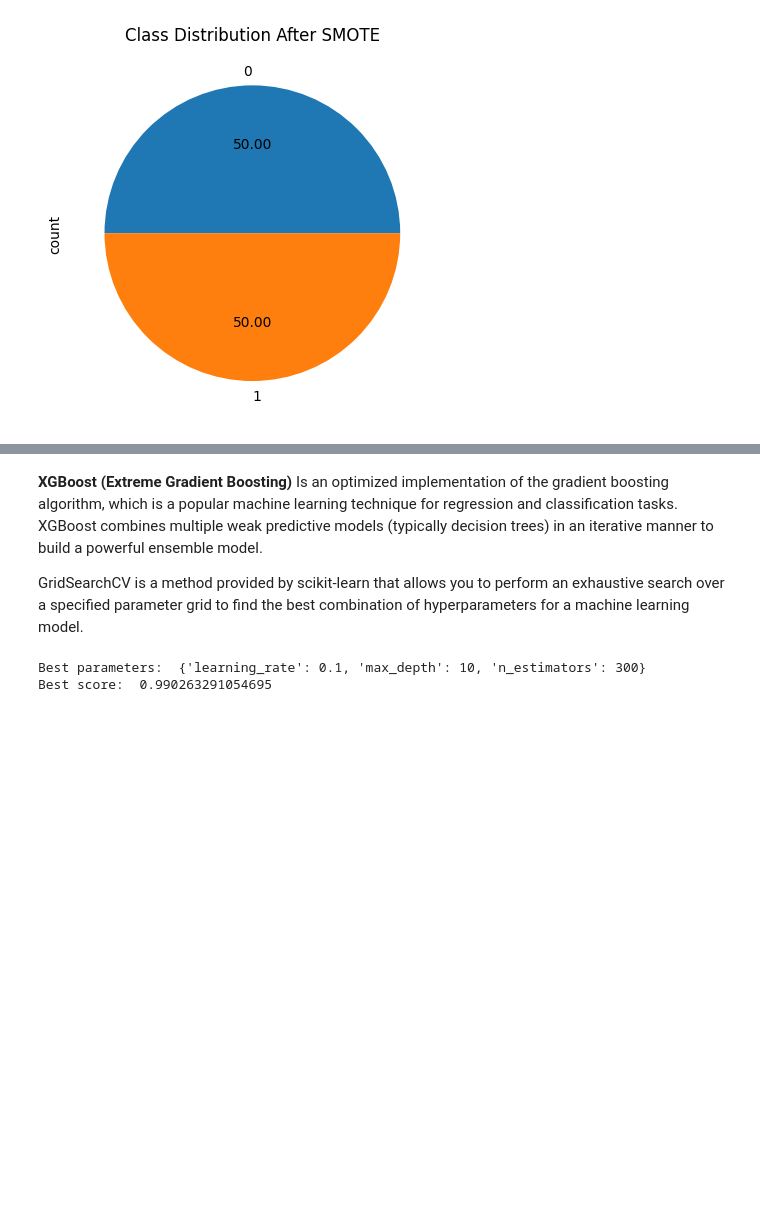
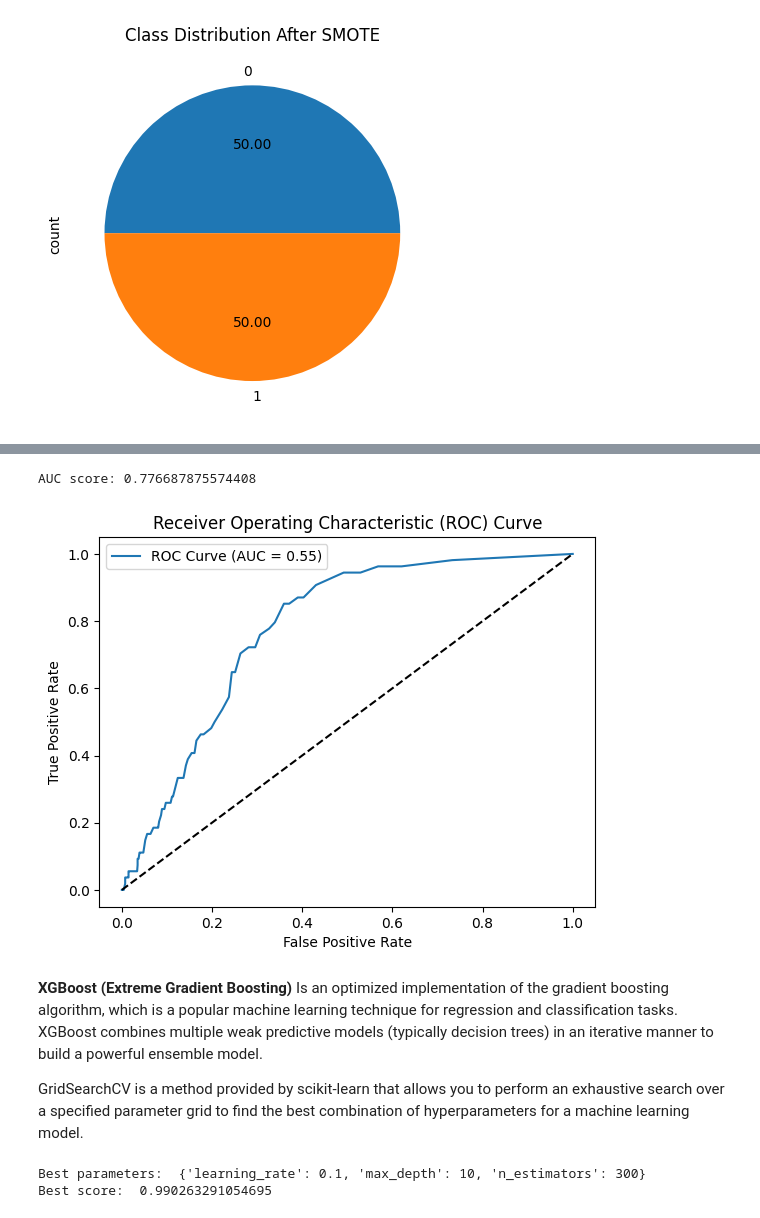
Before and after one commit to PaloMoshoeshoe/Stroke-prediction, a Jupyter notebook: Stroke.ipynb, the cells around one changed output, grey strips where cells are left out. Cells and saved outputs as stored; diff of their text form; code cells hidden in the pictures; blank space fills up the shorter version.

```diff
--- a/Stroke.ipynb
+++ b/Stroke.ipynb
@@ -211,6 +224,28 @@ weighted avg       0.88      0.89      0.89       997
+# %%
+#keep the probabilities for the positive predictions
+y_pred_RF = RF.predict_proba(X_test)[:, 1]
+
+# Calculate the true positive rate (TPR), false positive rate (FPR)
+RF_fpr, RF_tpr, thresholds = roc_curve(y_test, y_pred_RF)
+
+# Calculate the AUC score
+auc_score = roc_auc_score(y_test, y_pred_RF)
+print("AUC score:", auc_score)
+# %% [output]
+AUC score: 0.776687875574408
+# %%
+# Plot the ROC curve
+plt.plot(RF_fpr, RF_tpr, label='ROC Curve (AUC = {:.2f})'.format(auc_RF))
+plt.plot([0, 1], [0, 1], 'k--')  # Diagonal line for random guessing
+plt.xlabel('False Positive Rate')
+plt.ylabel('True Positive Rate')
+plt.title('Receiver Operating Characteristic (ROC) Curve')
+plt.legend()
+plt.show()
+# %% [output]
+[figure, added]
 # %% [markdown]
-**XGBoost (Extreme Gradient Boosting)**
-Is an optimized implementation of the gradient boosting algorithm, which is a popular machine learning technique for regression and classification tasks. XGBoost combines multiple weak predictive models (typically decision trees) in an iterative manner to build a powerful ensemble model.
+**XGBoost (Extreme Gradient Boosting)** Is an optimized implementation of the gradient boosting algorithm, which is a popular machine learning technique for regression and classification tasks. XGBoost combines multiple weak predictive models (typically decision trees) in an iterative manner to build a powerful ensemble model.
 
 GridSearchCV is a method provided by scikit-learn that allows you to perform an exhaustive search over a specified parameter grid to find the best combination of hyperparameters for a machine learning model.
 # %%
```
Also changed, not shown: parts of 49 cells of this notebook.
